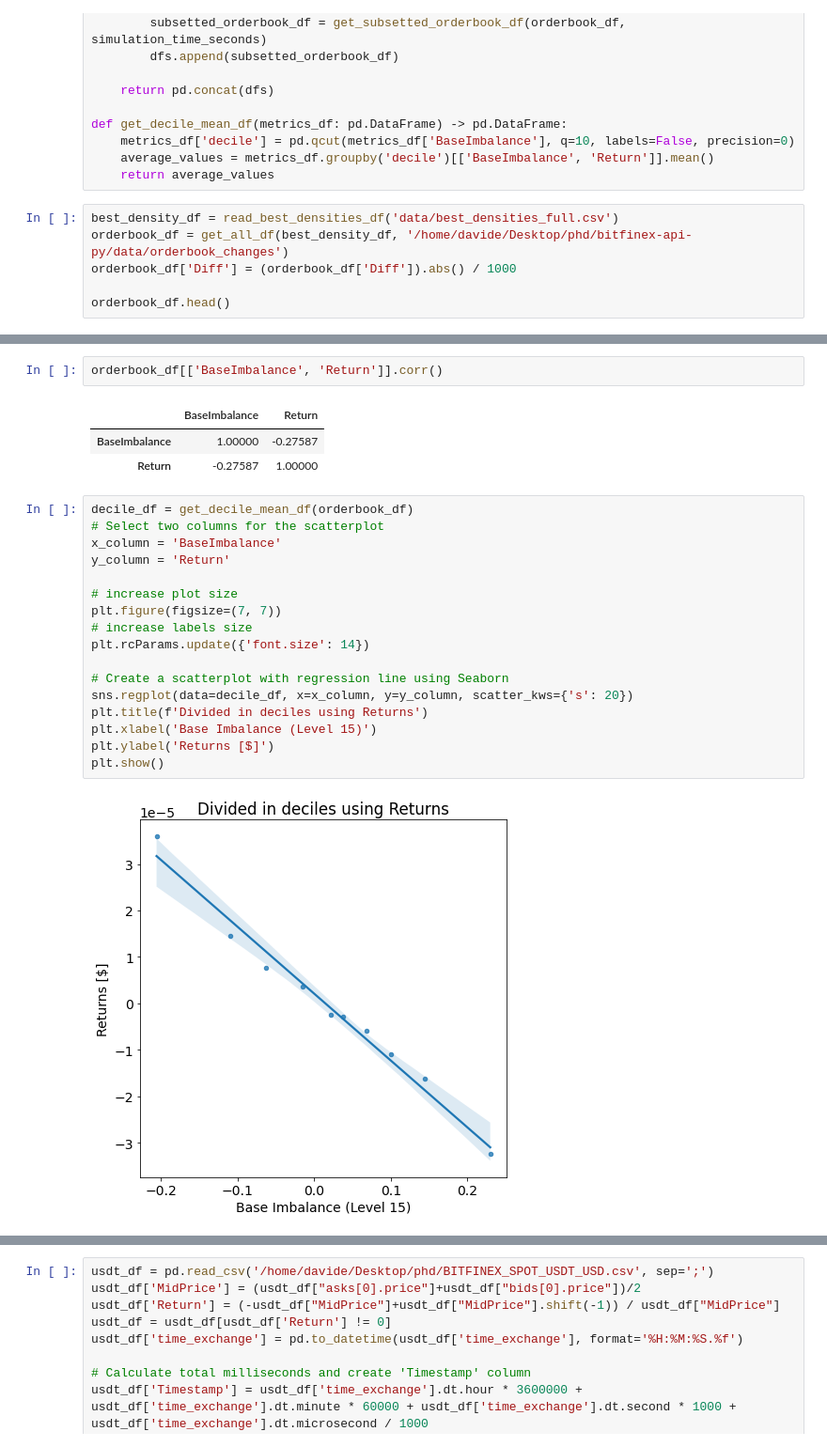
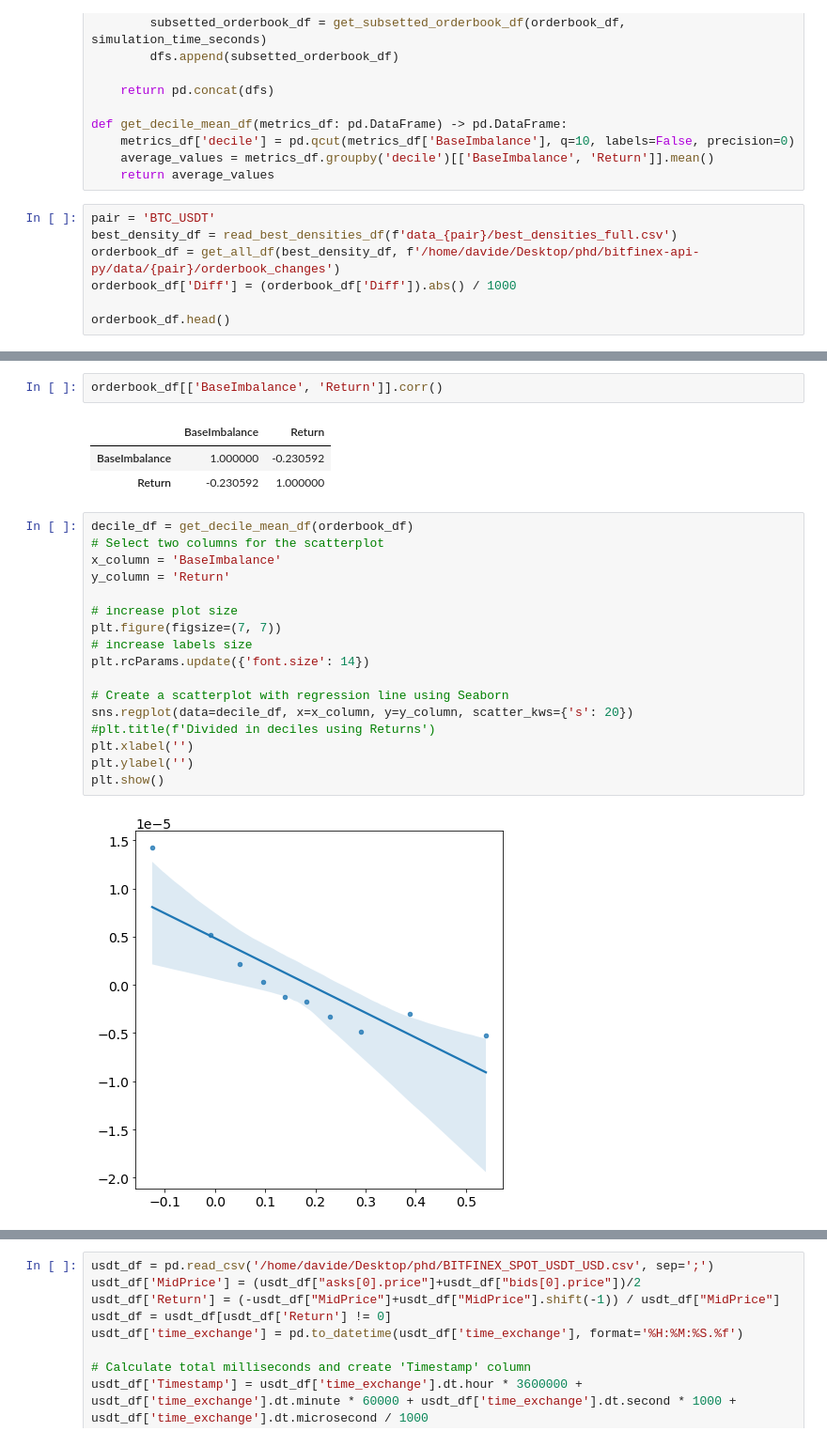
Before and after one commit to daxus4/hawkes, a Jupyter notebook: notebooks/presentation.ipynb, the cells around one changed output, grey strips where cells are left out. Shown: that part at 94% size. Cells and saved outputs as stored; diff of their text form.

```diff
--- a/notebooks/presentation.ipynb
+++ b/notebooks/presentation.ipynb
@@ -58,8 +58,9 @@ def get_decile_mean_df(metrics_df: pd.DataFrame) -> pd.DataFrame:
     average_values = metrics_df.groupby('decile')[['BaseImbalance', 'Return']].mean()
     return average_values
 # %%
-best_density_df = read_best_densities_df('data/best_densities_full.csv')
-orderbook_df = get_all_df(best_density_df, '/home/davide/Desktop/phd/bitfinex-api-py/data/orderbook_changes')
+pair = 'BTC_USDT'
+best_density_df = read_best_densities_df(f'data_{pair}/best_densities_full.csv')
+orderbook_df = get_all_df(best_density_df, f'/home/davide/Desktop/phd/bitfinex-api-py/data/{pair}/orderbook_changes')
 orderbook_df['Diff'] = (orderbook_df['Diff']).abs() / 1000
 
 orderbook_df.head()
@@ -74,27 +75,27 @@ orderbook_df.head()
 orderbook_df[['BaseImbalance', 'Return']].corr()
 # %% [output]
 |  | BaseImbalance | Return |
-| BaseImbalance | 1.00000 | -0.27587 |
-| Return | -0.27587 | 1.00000 |
+| BaseImbalance | 1.000000 | -0.230592 |
+| Return | -0.230592 | 1.000000 |
 # %%
 decile_df = get_decile_mean_df(orderbook_df)
 # Select two columns for the scatterplot
 x_column = 'BaseImbalance'
 y_column = 'Return'
 
 # increase plot size
 plt.figure(figsize=(7, 7))
 # increase labels size
 plt.rcParams.update({'font.size': 14})
 
 # Create a scatterplot with regression line using Seaborn
 sns.regplot(data=decile_df, x=x_column, y=y_column, scatter_kws={'s': 20})
-plt.title(f'Divided in deciles using Returns')
-plt.xlabel('Base Imbalance (Level 15)')
-plt.ylabel('Returns [$]')
+#plt.title(f'Divided in deciles using Returns')
+plt.xlabel('')
+plt.ylabel('')
 plt.show()
 # %% [output]
-[figure, old version]
+[figure, new version]
 # %%
 decile_df.corr()
 # %% [output]
```
Also changed, not shown: parts of 17 cells of this notebook, 15 other files.
